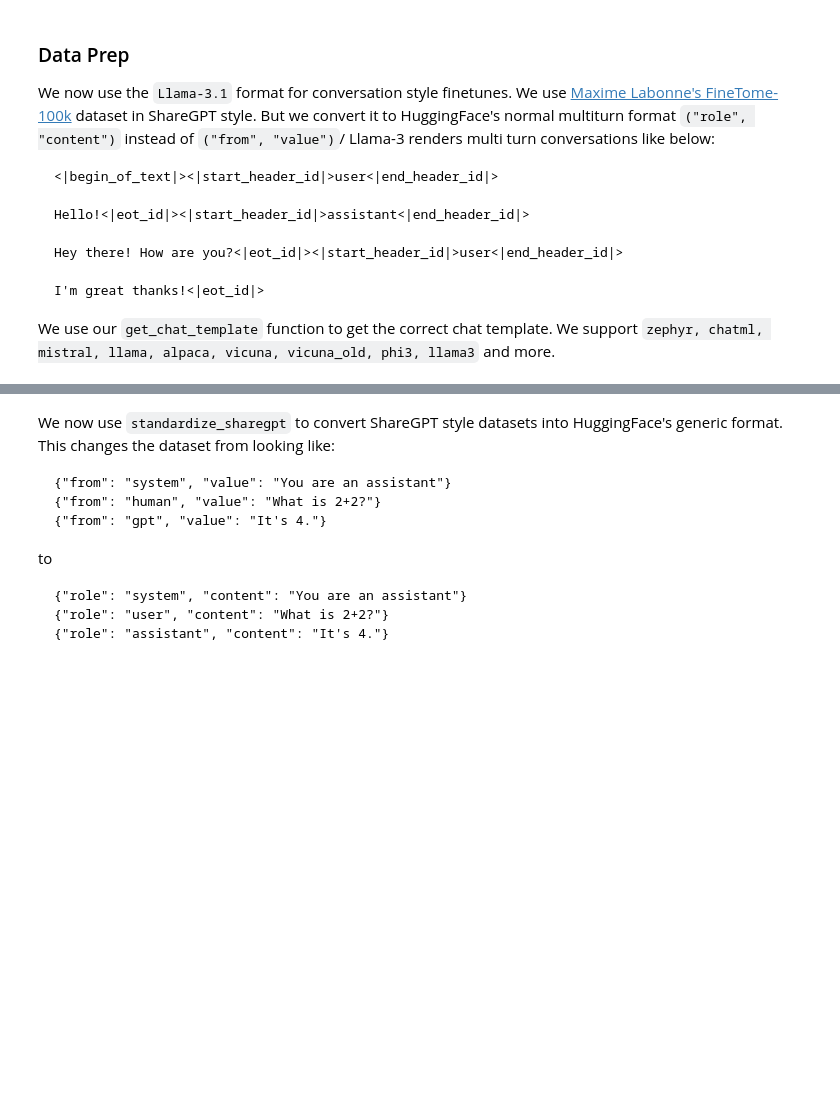
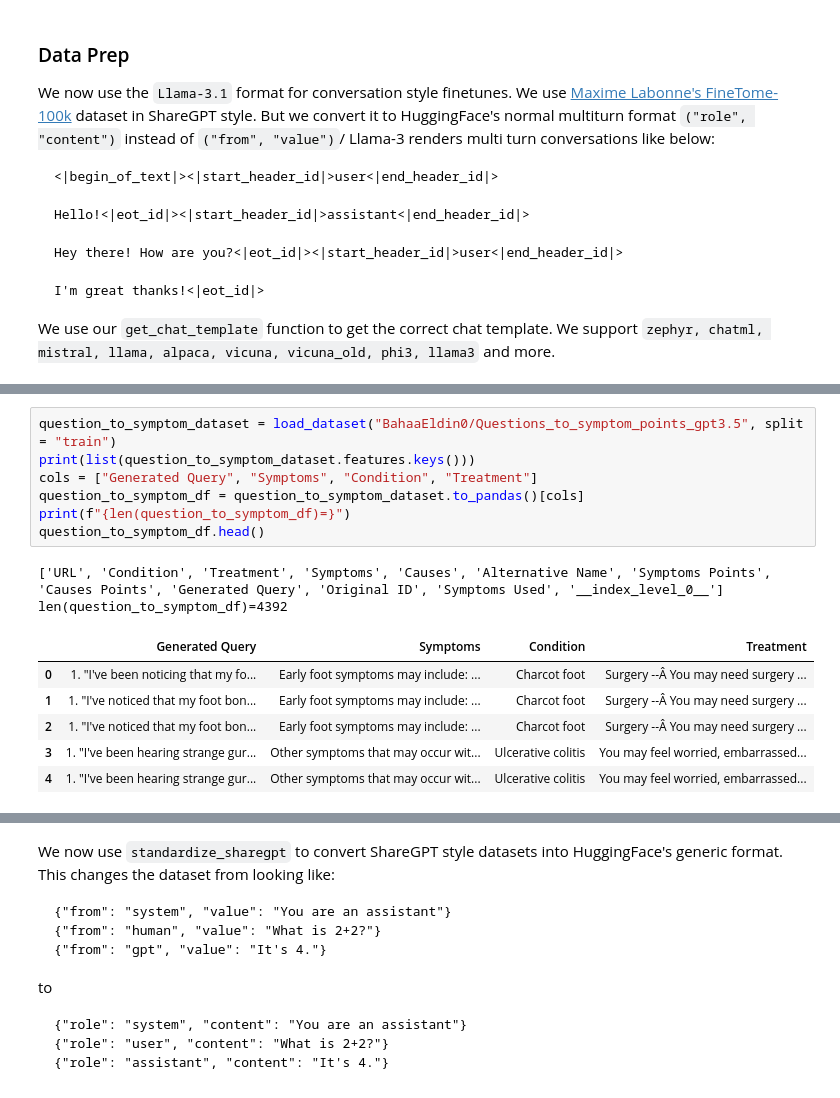
Before and after one commit to aadityayadav/CaretakerAI, a Jupyter notebook: backend/sft/Llama_3_2_1B+3B_Conversational_+_2x_faster_finetuning.ipynb, the cells around one changed output, grey strips where cells are left out. Cells and saved outputs as stored; diff of their text form; blank space fills up the shorter version.

```diff
--- a/backend/sft/Llama_3_2_1B+3B_Conversational_+_2x_faster_finetuning.ipynb
+++ b/backend/sft/Llama_3_2_1B+3B_Conversational_+_2x_faster_finetuning.ipynb
@@ -64,0 +84,16 @@ We use our `get_chat_template` function to get the correct chat template. We sup
+# %%
+question_to_symptom_dataset = load_dataset("BahaaEldin0/Questions_to_symptom_points_gpt3.5", split = "train")
+print(list(question_to_symptom_dataset.features.keys()))
+cols = ["Generated Query", "Symptoms", "Condition", "Treatment"]
+question_to_symptom_df = question_to_symptom_dataset.to_pandas()[cols]
+print(f"{len(question_to_symptom_df)=}")
+question_to_symptom_df.head()
+# %% [output]
+['URL', 'Condition', 'Treatment', 'Symptoms', 'Causes', 'Alternative Name', 'Symptoms Points', 'Causes Points', 'Generated Query', 'Original ID', 'Symptoms Used', '__index_level_0__']
+len(question_to_symptom_df)=4392
+|  | Generated Query | Symptoms | Condition | Treatment |
+| 0 | 1. "I've been noticing that my fo... | Early foot symptoms may include: ... | Charcot foot | Surgery --Â You may need surgery ... |
+| 1 | 1. "I've noticed that my foot bon... | Early foot symptoms may include: ... | Charcot foot | Surgery --Â You may need surgery ... |
+| 2 | 1. "I've noticed that my foot bon... | Early foot symptoms may include: ... | Charcot foot | Surgery --Â You may need surgery ... |
+| 3 | 1. "I've been hearing strange gur... | Other symptoms that may occur wit... | Ulcerative colitis | You may feel worried, embarrassed... |
+| 4 | 1. "I've been hearing strange gur... | Other symptoms that may occur wit... | Ulcerative colitis | You may feel worried, embarrassed... |
```
Also changed, not shown: parts of 13 cells of this notebook.
